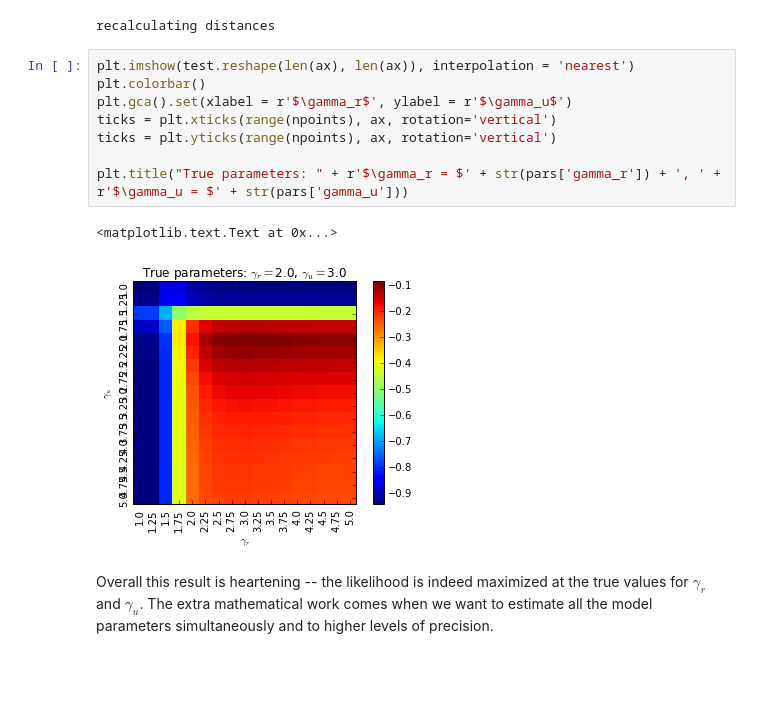
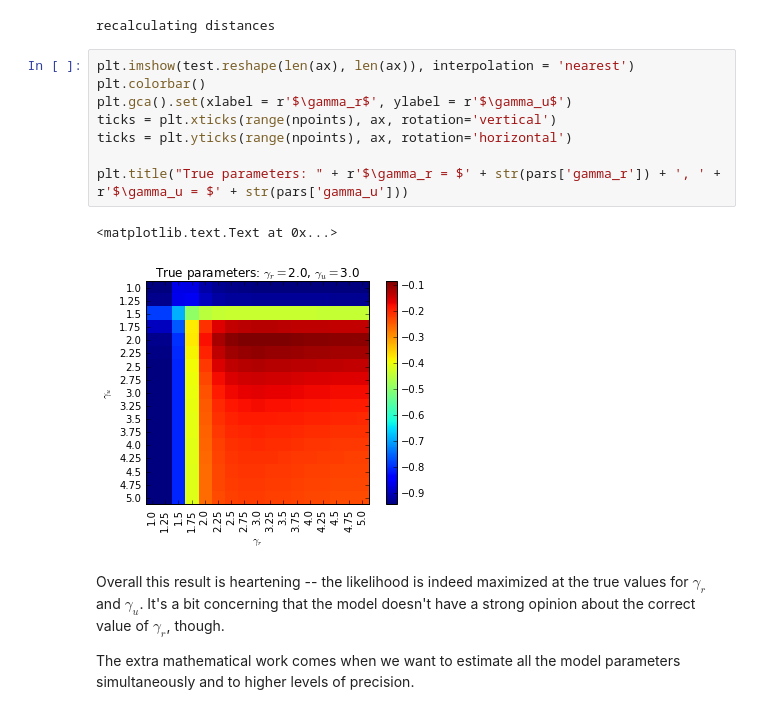
Before and after one commit to adrianalbert/city-simulator, a Jupyter notebook: Inference Basic Demo.ipynb, the cells around one changed output. Saved outputs shown, nothing was run; the diff lists cells and outputs as text; blank space fills up the shorter version.

```diff
--- a/Inference Basic Demo.ipynb
+++ b/Inference Basic Demo.ipynb
@@ -89,13 +89,15 @@ recalculating distances
 # %%
 plt.imshow(test.reshape(len(ax), len(ax)), interpolation = 'nearest')
 plt.colorbar()
 plt.gca().set(xlabel = r'$\gamma_r$', ylabel = r'$\gamma_u$')
 ticks = plt.xticks(range(npoints), ax, rotation='vertical')
-ticks = plt.yticks(range(npoints), ax, rotation='vertical')
+ticks = plt.yticks(range(npoints), ax, rotation='horizontal')
 
 plt.title("True parameters: " + r'$\gamma_r = $' + str(pars['gamma_r']) + ', ' + r'$\gamma_u = $' + str(pars['gamma_u']))
 # %% [output]
 <matplotlib.text.Text at 0x...>
-[figure, old version]
+[figure, new version]
 # %% [markdown]
-Overall this result is heartening -- the likelihood is indeed maximized at the true values for $\gamma_r$ and $\gamma_u$. The extra mathematical work comes when we want to estimate all the model parameters simultaneously and to higher levels of precision.
+Overall this result is heartening -- the likelihood is indeed maximized at the true values for $\gamma_r$ and $\gamma_u$. It's a bit concerning that the model doesn't have a strong opinion about the correct value of $\gamma_r$, though.
+
+The extra mathematical work comes when we want to estimate all the model parameters simultaneously and to higher levels of precision.
```
